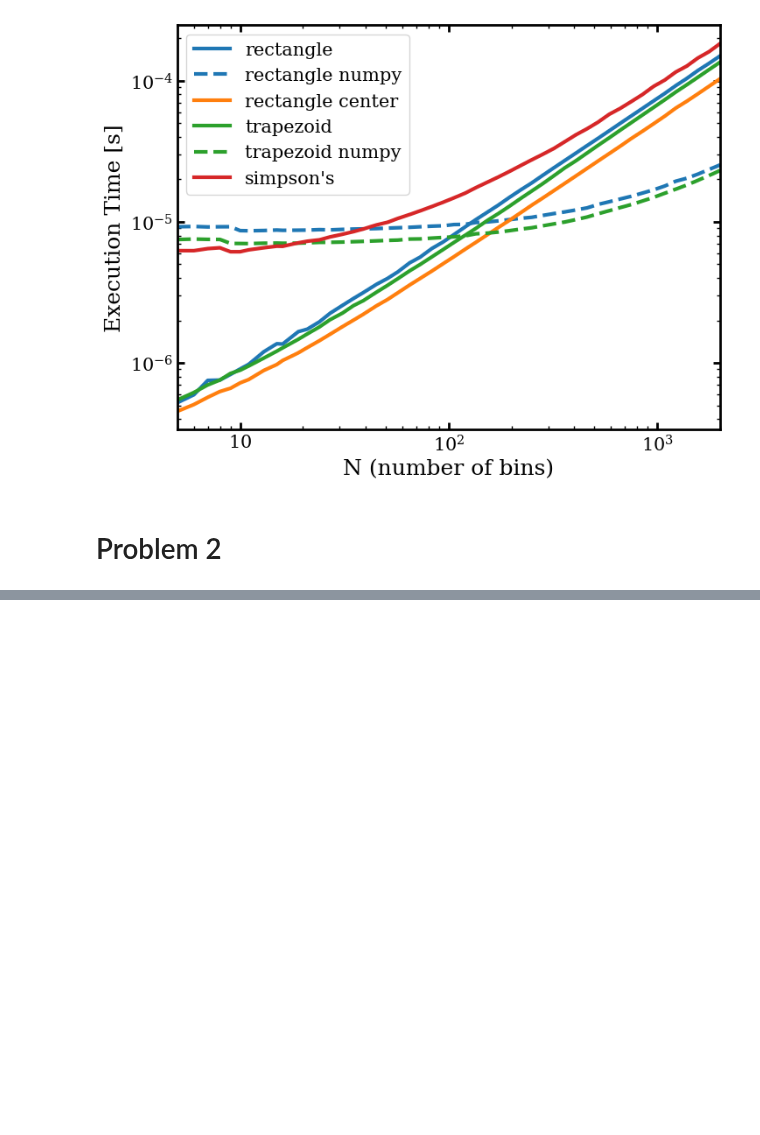
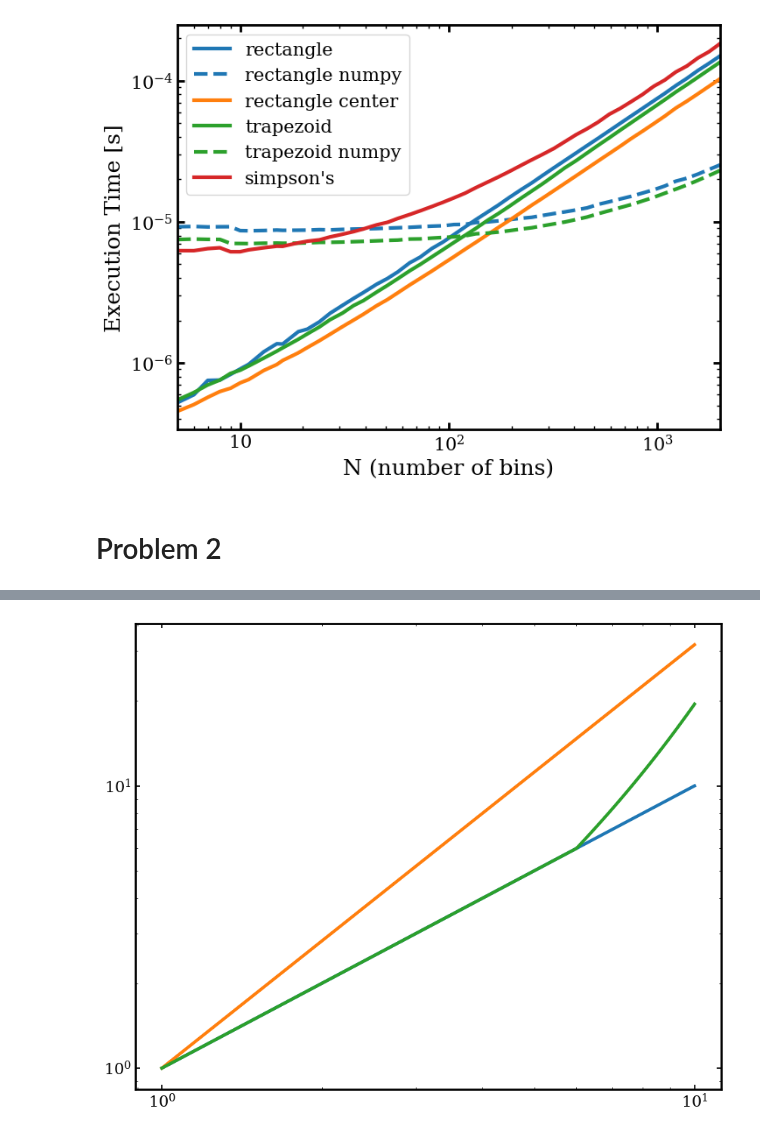
Before and after one commit to ochase10/compute-class, a Jupyter notebook: hw1/hw1.ipynb, the cells around one changed output, grey strips where cells are left out. Saved outputs shown, nothing was run; the diff lists cells and outputs as text; code cells hidden in the pictures; blank space fills up the shorter version.

```diff
--- a/hw1/hw1.ipynb
+++ b/hw1/hw1.ipynb
@@ -379,0 +458,15 @@ pl.show()
+# %%
+x = np.linspace(1,10,100)
+
+f1 = lambda x: x
+f2 = lambda x: x**(1.5)
+ex = lambda x: np.exp(x)
+f3 = np.where(x < 6, f1(x), ex((x-6)/6)*f1(x))
+
+pl.plot(x, f1(x))
+pl.plot(x, f2(x))
+pl.loglog(x, f3)
+
+pl.show()
+# %% [output]
+[figure, added]
```
Also changed, not shown: parts of 8 cells of this notebook.
